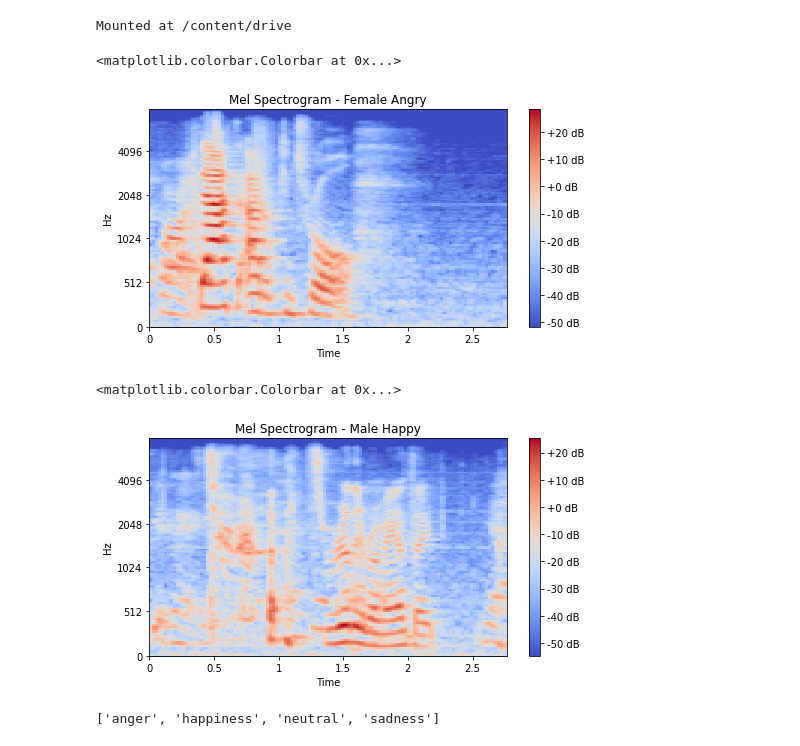
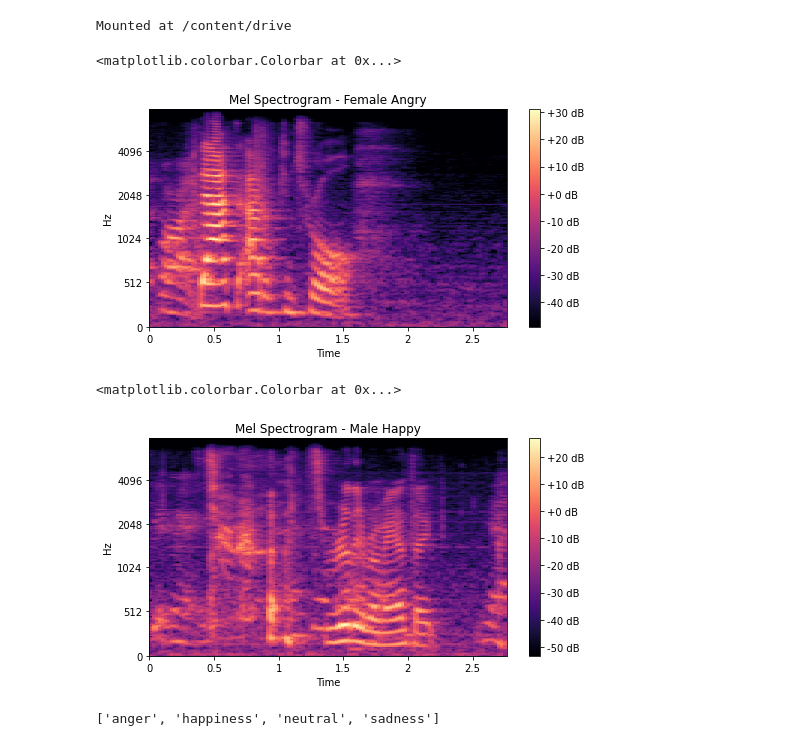
Before and after one commit to RinaRam/voice-stress-analysis, a Jupyter notebook: IEMOC.ipynb, the cells around one changed output. Cells and saved outputs as stored; diff of their text form; code cells hidden in the pictures.

```diff
--- a/IEMOC.ipynb
+++ b/IEMOC.ipynb
@@ -34,33 +34,35 @@ Mounted at /content/drive
 # %%
 x, sr = librosa.load('/content/drive/MyDrive/iemowav/anger/Ses01F_impro01_F012.wav')
 plt.figure(figsize=(8, 4))
 librosa.display.waveplot(x, sr=sr)
 plt.title('Waveplot - Female Angry')
 plt.savefig('Waveplot_FemaleAngry.png')
-spectrogram = librosa.feature.melspectrogram(y=x, sr=sr, n_mels=128,fmax=8000)
+spectrogram = librosa.feature.melspectrogram(y=x, sr=sr, n_mels=256,fmax=8000)
 spectrogram = librosa.power_to_db(spectrogram)
 librosa.display.specshow(spectrogram, y_axis='mel', fmax=8000, x_axis='time')
 plt.title('Mel Spectrogram - Female Angry')
 plt.savefig('MelSpec_FemaleAngry.png')
+plt.set_cmap('magma')
 plt.colorbar(format='%+2.0f dB')
 # %% [output]
 <matplotlib.colorbar.Colorbar at 0x...>
-[figure, old version]
+[figure, new version]
 # %%
 x, sr = librosa.load('/content/drive/MyDrive/iemowav/happiness/Ses01F_impro03_M007.wav')
 plt.figure(figsize=(8, 4))
 librosa.display.waveplot(x, sr=sr)
 plt.title('Waveplot - Male Happy')
 plt.savefig('Waveplot_MaleHappy.png')
-spectrogram = librosa.feature.melspectrogram(y=x, sr=sr, n_mels=128,fmax=8000)
+spectrogram = librosa.feature.melspectrogram(y=x, sr=sr, n_mels=256,fmax=8000)
 spectrogram = librosa.power_to_db(spectrogram)
 librosa.display.specshow(spectrogram, y_axis='mel', fmax=8000, x_axis='time')
 plt.title('Mel Spectrogram - Male Happy')
 plt.savefig('MelSpec_MaleHappy.png')
+plt.set_cmap('magma')
 plt.colorbar(format='%+2.0f dB')
 # %% [output]
 <matplotlib.colorbar.Colorbar at 0x...>
-[figure, old version]
+[figure, new version]
 # %%
 audio = "/content/drive/MyDrive/iemowav/"
 emot_folders = os.listdir(audio)
```
Also changed, not shown: parts of 14 cells of this notebook.
